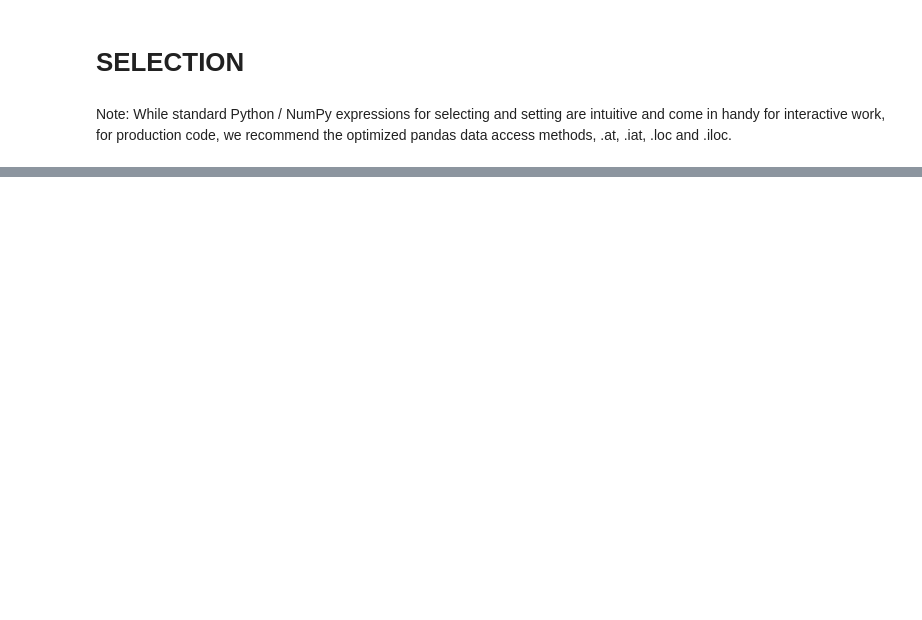
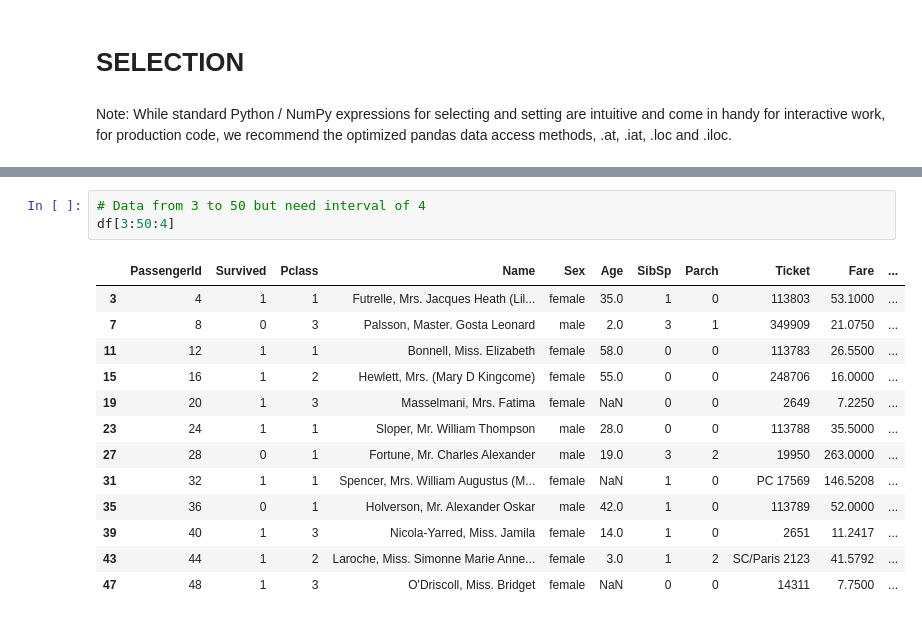
Before and after one commit to archimedessena/Machine-Learning-AI, a Jupyter notebook: Pandas/Pandas.ipynb, the cells around one changed output, grey strips where cells are left out. Saved outputs shown, nothing was run; the diff lists cells and outputs as text; blank space fills up the shorter version.

```diff
--- a/Pandas/Pandas.ipynb
+++ b/Pandas/Pandas.ipynb
@@ -600,0 +754,17 @@ data access methods, .at, .iat, .loc and .iloc.
+# %%
+# Data from 3 to 50 but need interval of 4
+df[3:50:4]
+# %% [output]
+|  | PassengerId | Survived | Pclass | Name | Sex | Age | SibSp | Parch | Ticket | Fare | ... |
+| 3 | 4 | 1 | 1 | Futrelle, Mrs. Jacques Heath (Lil... | female | 35.0 | 1 | 0 | 113803 | 53.1000 | ... |
+| 7 | 8 | 0 | 3 | Palsson, Master. Gosta Leonard | male | 2.0 | 3 | 1 | 349909 | 21.0750 | ... |
+| 11 | 12 | 1 | 1 | Bonnell, Miss. Elizabeth | female | 58.0 | 0 | 0 | 113783 | 26.5500 | ... |
+| 15 | 16 | 1 | 2 | Hewlett, Mrs. (Mary D Kingcome) | female | 55.0 | 0 | 0 | 248706 | 16.0000 | ... |
+| 19 | 20 | 1 | 3 | Masselmani, Mrs. Fatima | female | NaN | 0 | 0 | 2649 | 7.2250 | ... |
+| 23 | 24 | 1 | 1 | Sloper, Mr. William Thompson | male | 28.0 | 0 | 0 | 113788 | 35.5000 | ... |
+| 27 | 28 | 0 | 1 | Fortune, Mr. Charles Alexander | male | 19.0 | 3 | 2 | 19950 | 263.0000 | ... |
+| 31 | 32 | 1 | 1 | Spencer, Mrs. William Augustus (M... | female | NaN | 1 | 0 | PC 17569 | 146.5208 | ... |
+| 35 | 36 | 0 | 1 | Holverson, Mr. Alexander Oskar | male | 42.0 | 1 | 0 | 113789 | 52.0000 | ... |
+| 39 | 40 | 1 | 3 | Nicola-Yarred, Miss. Jamila | female | 14.0 | 1 | 0 | 2651 | 11.2417 | ... |
+| 43 | 44 | 1 | 2 | Laroche, Miss. Simonne Marie Anne... | female | 3.0 | 1 | 2 | SC/Paris 2123 | 41.5792 | ... |
+| 47 | 48 | 1 | 3 | O'Driscoll, Miss. Bridget | female | NaN | 0 | 0 | 14311 | 7.7500 | ... |
```
Also changed, not shown: parts of 31 cells of this notebook, 2 other files.
